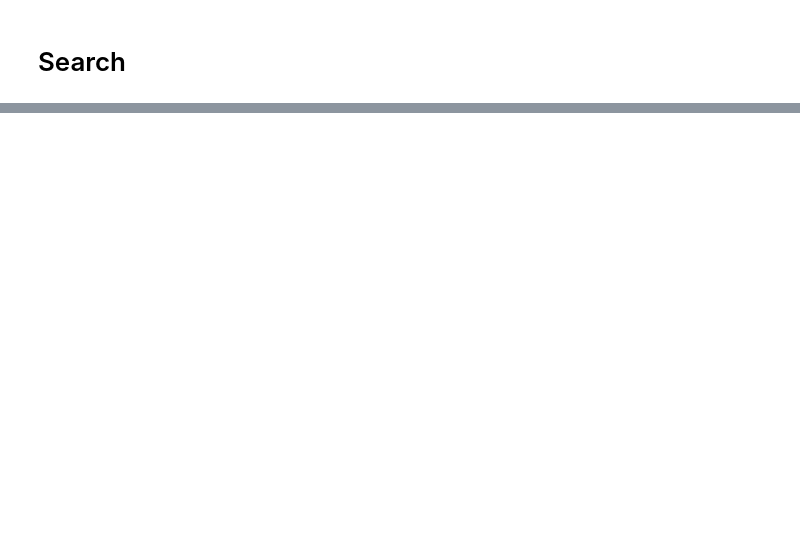
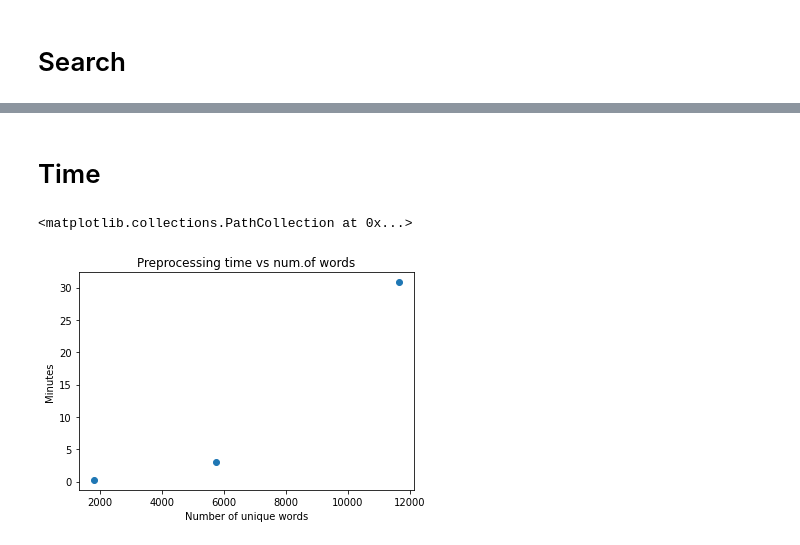
Before and after one commit to DinarZayahov/thesaurus, a Jupyter notebook: ThesaurusVisualization.ipynb, the cells around one changed output, grey strips where cells are left out. Cells and saved outputs as stored; diff of their text form; code cells hidden in the pictures; blank space fills up the shorter version.

```diff
--- a/ThesaurusVisualization.ipynb
+++ b/ThesaurusVisualization.ipynb
@@ -50,5 +46,5 @@ Mounted at /content/drive
 # %%
-path = 'drive/MyDrive/'
+path = '../data/'
 with open(path+'2017', 'rb') as f_2017:
   data_2017 = pickle.load(f_2017)
 
@@ -747,3 +215,5 @@ point, circle = search(som, fig, background_words, background_embeds, 'overload'
 [interactive output not drawn]
 [interactive output not drawn]
 [interactive output not drawn]
+# %% [markdown]
+# Time
@@ -749,0 +223,37 @@ point, circle = search(som, fig, background_words, background_embeds, 'overload'
+# %%
+import matplotlib.pyplot as plt
+import time
+
+nums = [10, 100, 1000]
+
+num_of_words = []
+times = []
+
+for num in nums:
+
+  obj = Thesaurus()
+  obj.set_spacy_model(MODEL)
+
+  a = []
+  for article in data_2017[:num]:
+    try:
+      a.append(article['clean'])
+    except KeyError:
+      continue
+
+  b, c = obj.process_texts(a)
+  num_of_words.append(len(b))
+
+  start = time.time()
+  # fig, som = obj.plot_bokeh(background_embeds, background_words, foreground_names=['no name'], preprocessed_foregrounds={'no name': {'embeds': b, 'words': c}}, background_color='#d2e4f5', foreground_colors=['#f5a09a', 'green'])
+  gs = int(np.ceil(np.sqrt(len(b))))
+  _ = obj.get_som(gs, b, mode='train')
+  times.append(time.time()-start)
+# %%
+plt.xlabel('Number of unique words')
+plt.ylabel('Minutes')
+plt.title('Preprocessing time vs num.of words')
+plt.scatter(num_of_words, [t/60 for t in times])
+# %% [output]
+<matplotlib.collections.PathCollection at 0x...>
+[figure, added]
```
Also changed, not shown: parts of 18 cells of this notebook.
